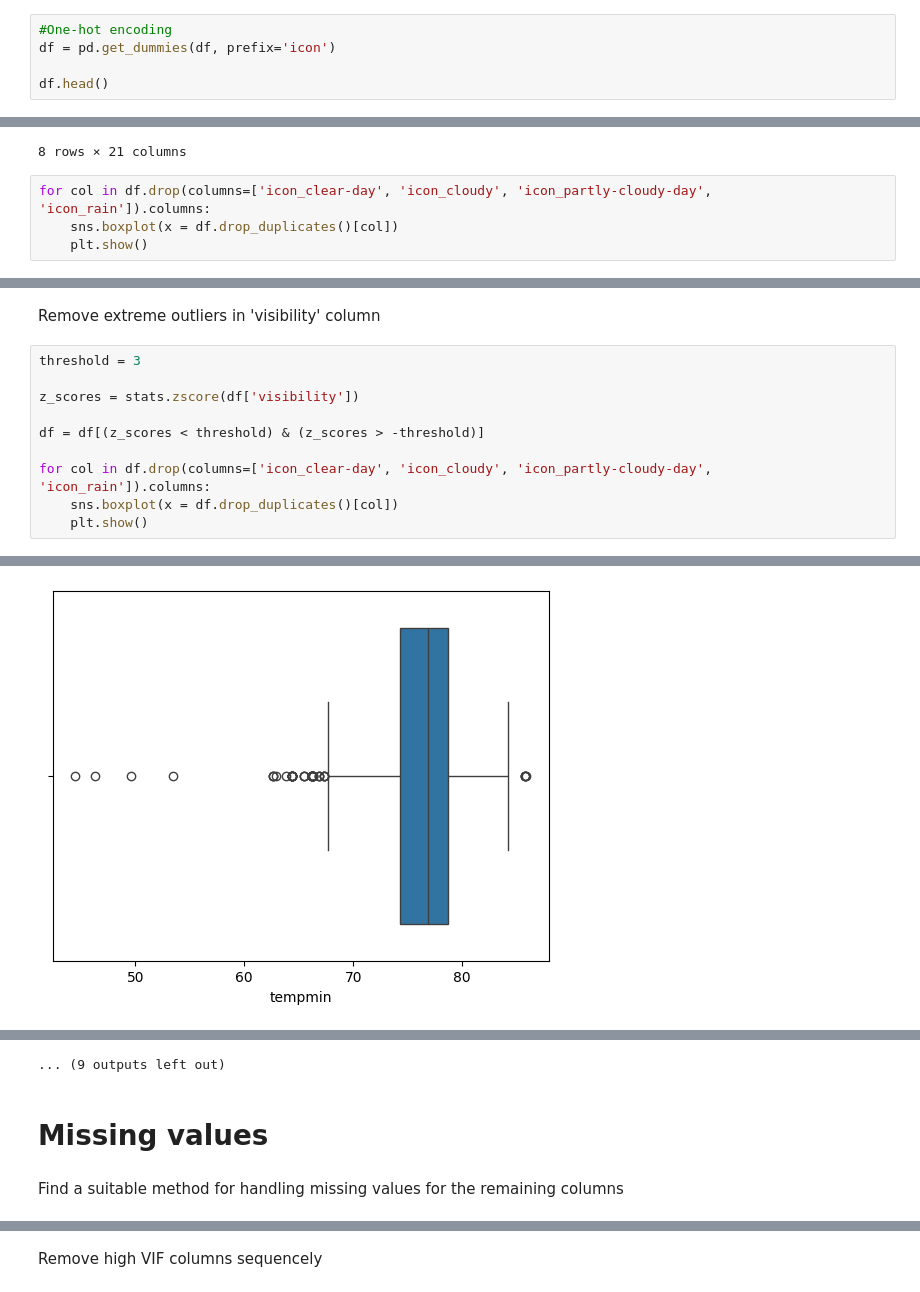
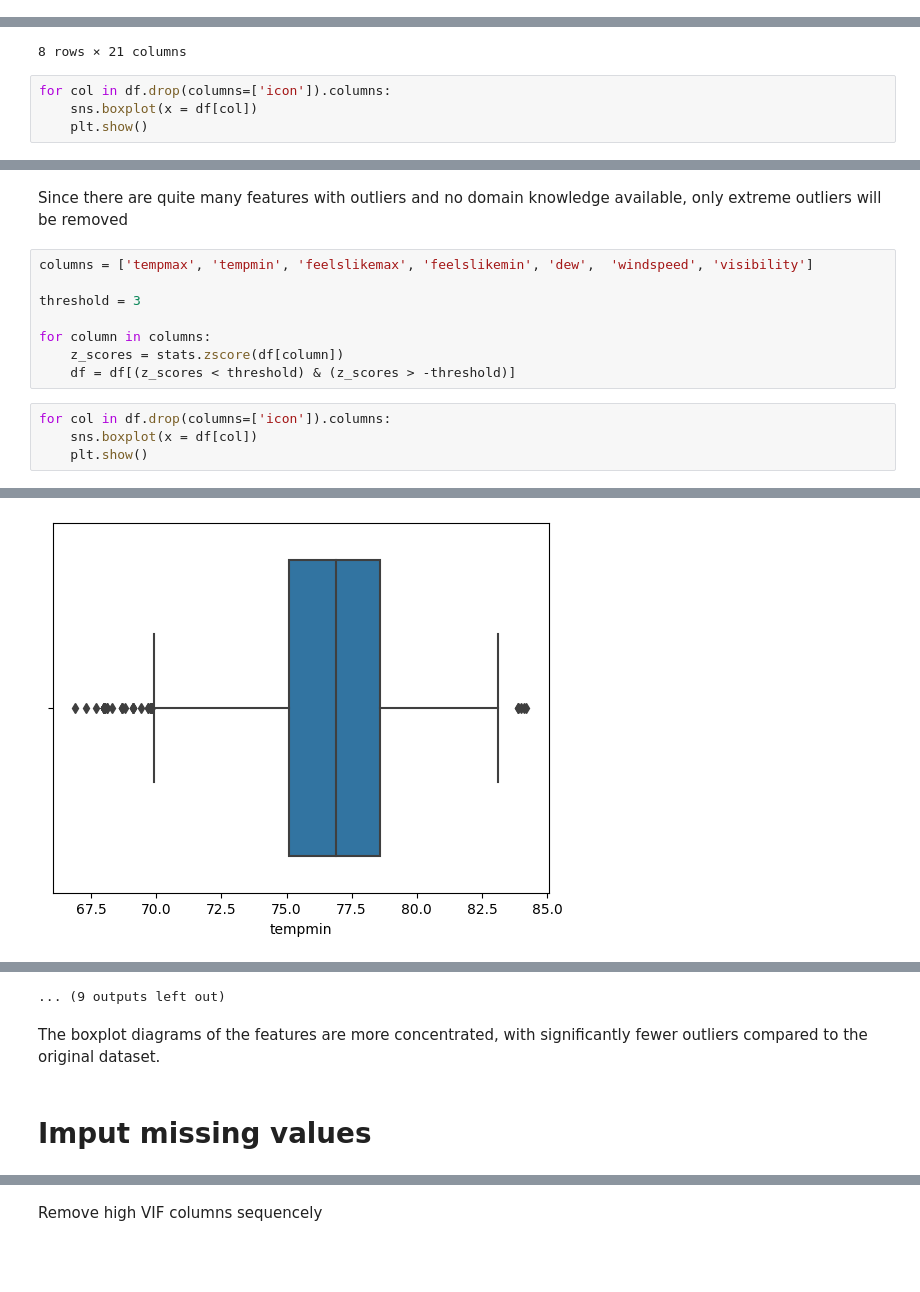
Before and after one commit to khanhnhan1512/Final-Project-Intro-Ds, a Jupyter notebook: src/03-Data_Preprocessing.ipynb, the cells around one changed output, grey strips where cells are left out. Saved outputs shown, nothing was run; the diff lists cells and outputs as text; blank space fills up the shorter version.

```diff
--- a/src/03-Data_Preprocessing.ipynb
+++ b/src/03-Data_Preprocessing.ipynb
@@ -109,5 +98,0 @@ dtype: object
-# %%
-#One-hot encoding
-df = pd.get_dummies(df, prefix='icon')
-
-df.head()
@@ -135,7 +112,7 @@ df.describe()
 | max | 100.500000 | 85.90000 | 90.500000 | 119.700000 | 100.300000 | 106.900000 | 81.400000 | 99.800000 | 1.00000 | ... |
 8 rows × 21 columns
 # %%
-for col in df.drop(columns=['icon_clear-day', 'icon_cloudy', 'icon_partly-cloudy-day', 'icon_rain']).columns:
-    sns.boxplot(x = df.drop_duplicates()[col])
+for col in df.drop(columns=['icon']).columns:
+    sns.boxplot(x = df[col])
     plt.show()
 # %% [output]
@@ -154,14 +131,16 @@ for col in df.drop(columns=['icon_clear-day', 'icon_cloudy', 'icon_partly-cloudy
 ... (9 outputs left out)
-# %% [markdown]
-Remove extreme outliers in 'visibility' column
+# %% [markdown]
+Since there are quite many features with outliers and no domain knowledge available, only extreme outliers will be removed
+# %%
+columns = ['tempmax', 'tempmin', 'feelslikemax', 'feelslikemin', 'dew',  'windspeed', 'visibility']
+
+threshold = 3
+
+for column in columns:
+    z_scores = stats.zscore(df[column])
+    df = df[(z_scores < threshold) & (z_scores > -threshold)]
 # %%
-threshold = 3
-
-z_scores = stats.zscore(df['visibility'])
-
-df = df[(z_scores < threshold) & (z_scores > -threshold)]
-
-for col in df.drop(columns=['icon_clear-day', 'icon_cloudy', 'icon_partly-cloudy-day', 'icon_rain']).columns:
-    sns.boxplot(x = df.drop_duplicates()[col])
+for col in df.drop(columns=['icon']).columns:
+    sns.boxplot(x = df[col])
     plt.show()
 # %% [output]
@@ -169 +148 @@ for col in df.drop(columns=['icon_clear-day', 'icon_cloudy', 'icon_partly-cloudy
-[figure, old version]
+[figure, new version]
@@ -180,8 +159,8 @@ for col in df.drop(columns=['icon_clear-day', 'icon_cloudy', 'icon_partly-cloudy
 ... (9 outputs left out)
+# %% [markdown]
+The boxplot diagrams of the features are more concentrated, with significantly fewer outliers compared to the original dataset.
 # %% [markdown]
-# Missing values
+# Imput missing values
-# %% [markdown]
-Find a suitable method for handling missing values for the remaining columns
 # %%
 missing_values_per_column = df.isnull().sum()
 
```
Also changed, not shown: parts of 28 cells of this notebook.
